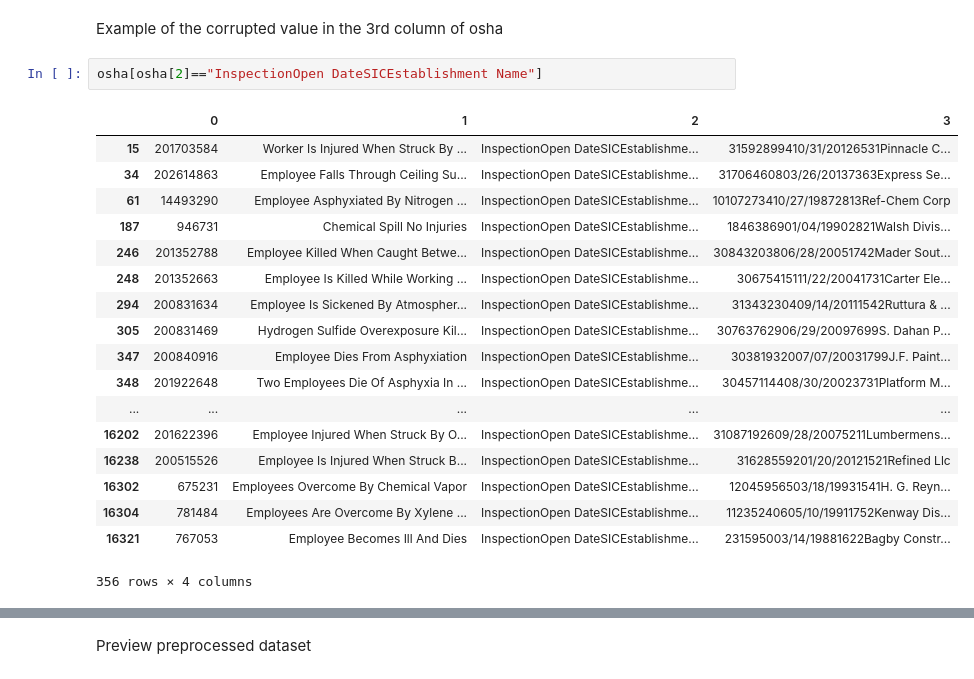
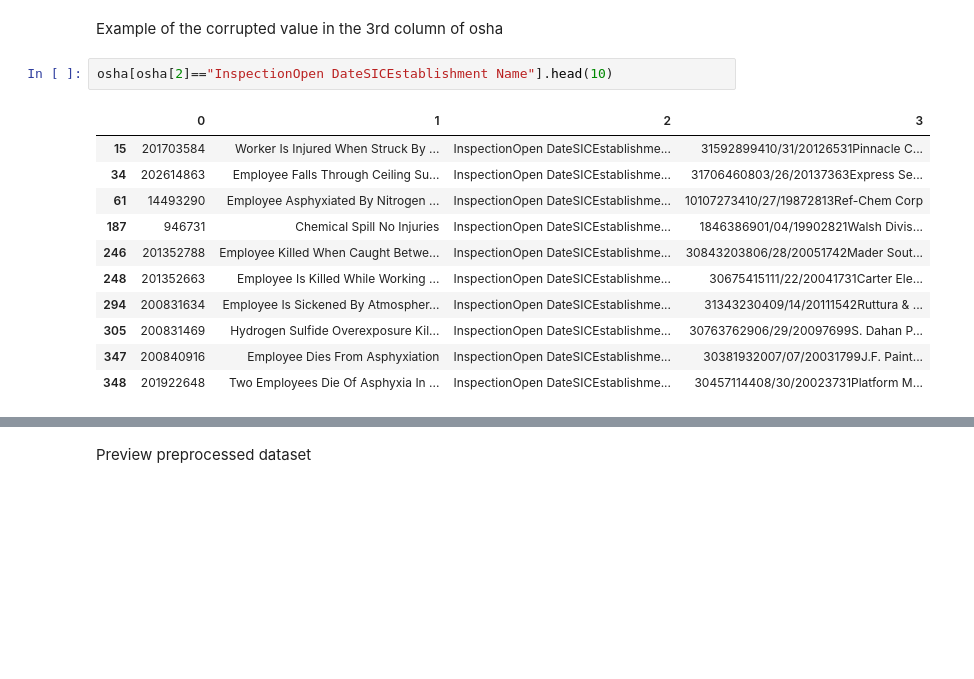
Before and after one commit to mikelkl/learning-artificial-intelligence, a Jupyter notebook: natural-language-processing/text-mining/classification_and_information_extraction_for_construction_accidents.ipynb, the cells around one changed output, grey strips where cells are left out. Cells and saved outputs as stored; diff of their text form; blank space fills up the shorter version.

```diff
--- a/natural-language-processing/text-mining/classification_and_information_extraction_for_construction_accidents.ipynb
+++ b/natural-language-processing/text-mining/classification_and_information_extraction_for_construction_accidents.ipynb
@@ -113,26 +106,19 @@ osha[osha[1]==" Electric Shock "]
 # %% [markdown]
 Example of the corrupted value in the 3rd column of osha
 # %%
-osha[osha[2]=="InspectionOpen DateSICEstablishment Name"]
+osha[osha[2]=="InspectionOpen DateSICEstablishment Name"].head(10)
 # %% [output]
 |  | 0 | 1 | 2 | 3 |
 | 15 | 201703584 | Worker Is Injured When Struck By ... | InspectionOpen DateSICEstablishme... | 31592899410/31/20126531Pinnacle C... |
 | 34 | 202614863 | Employee Falls Through Ceiling Su... | InspectionOpen DateSICEstablishme... | 31706460803/26/20137363Express Se... |
 | 61 | 14493290 | Employee Asphyxiated By Nitrogen ... | InspectionOpen DateSICEstablishme... | 10107273410/27/19872813Ref-Chem Corp |
 | 187 | 946731 | Chemical Spill No Injuries | InspectionOpen DateSICEstablishme... | 1846386901/04/19902821Walsh Divis... |
 | 246 | 201352788 | Employee Killed When Caught Betwe... | InspectionOpen DateSICEstablishme... | 30843203806/28/20051742Mader Sout... |
 | 248 | 201352663 | Employee Is Killed While Working ... | InspectionOpen DateSICEstablishme... | 30675415111/22/20041731Carter Ele... |
 | 294 | 200831634 | Employee Is Sickened By Atmospher... | InspectionOpen DateSICEstablishme... | 31343230409/14/20111542Ruttura & ... |
 | 305 | 200831469 | Hydrogen Sulfide Overexposure Kil... | InspectionOpen DateSICEstablishme... | 30763762906/29/20097699S. Dahan P... |
 | 347 | 200840916 | Employee Dies From Asphyxiation | InspectionOpen DateSICEstablishme... | 30381932007/07/20031799J.F. Paint... |
 | 348 | 201922648 | Two Employees Die Of Asphyxia In ... | InspectionOpen DateSICEstablishme... | 30457114408/30/20023731Platform M... |
-| ... | ... | ... | ... | ... |
-| 16202 | 201622396 | Employee Injured When Struck By O... | InspectionOpen DateSICEstablishme... | 31087192609/28/20075211Lumbermens... |
-| 16238 | 200515526 | Employee Is Injured When Struck B... | InspectionOpen DateSICEstablishme... | 31628559201/20/20121521Refined Llc |
-| 16302 | 675231 | Employees Overcome By Chemical Vapor | InspectionOpen DateSICEstablishme... | 12045956503/18/19931541H. G. Reyn... |
-| 16304 | 781484 | Employees Are Overcome By Xylene ... | InspectionOpen DateSICEstablishme... | 11235240605/10/19911752Kenway Dis... |
-| 16321 | 767053 | Employee Becomes Ill And Dies | InspectionOpen DateSICEstablishme... | 231595003/14/19881622Bagby Constr... |
-356 rows × 4 columns
 # %%
 # standardized dataframe header
 msia.columns = [name.split()[0] for name in msia.columns]
```
Also changed, not shown: parts of 4 cells of this notebook, 5 other files.
